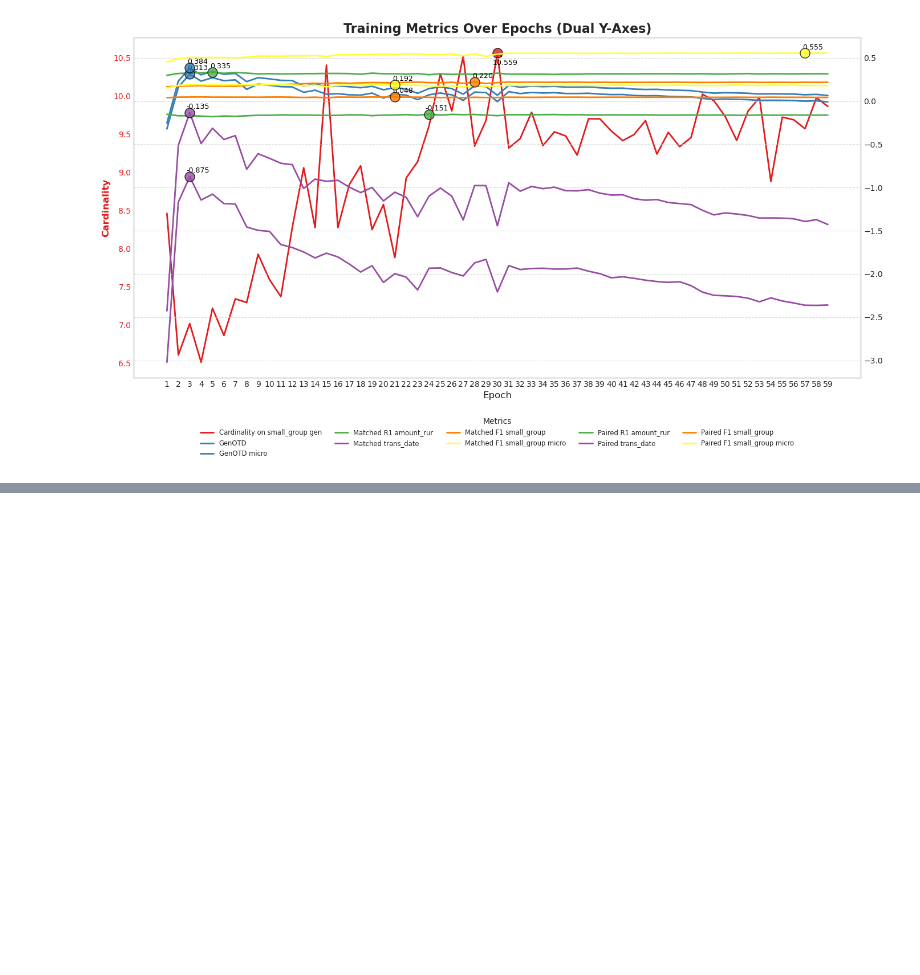
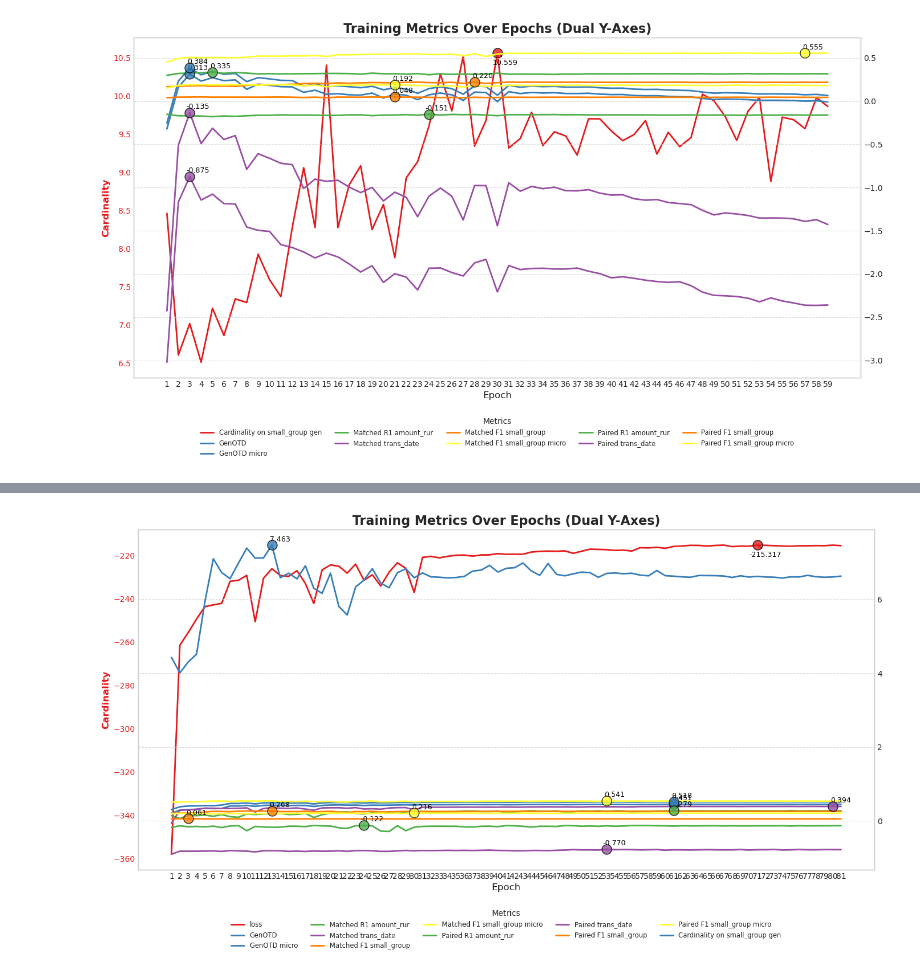
Before and after one commit to xaosina/transaction-generation, a Jupyter notebook: plot_metrics.ipynb, the cells around one changed output, grey strips where cells are left out. Drawn from its saved outputs; the diff is of its cells as text; code cells hidden in the pictures; blank space fills up the shorter version.

```diff
--- a/plot_metrics.ipynb
+++ b/plot_metrics.ipynb
@@ -243,0 +274,14 @@ if parsed_data:
+# %%
+## this log is for run without deltas in loss and generation,
+## without time.clip
+## with unique scale in VAE and data_conf, 1
+## train VAE from scratch
+file_path = "log/generation/age/detpp_vae(10)/seed_0/log"
+with open(file_path, 'r') as f:
+    log_content = f.read()
+parsed_data = parse_logs(log_content)
+
+if parsed_data:
+    plot_metrics(parsed_data)
+# %% [output]
+[figure, added]
```
Also changed, not shown: parts of 8 cells of this notebook, 39 other files.
